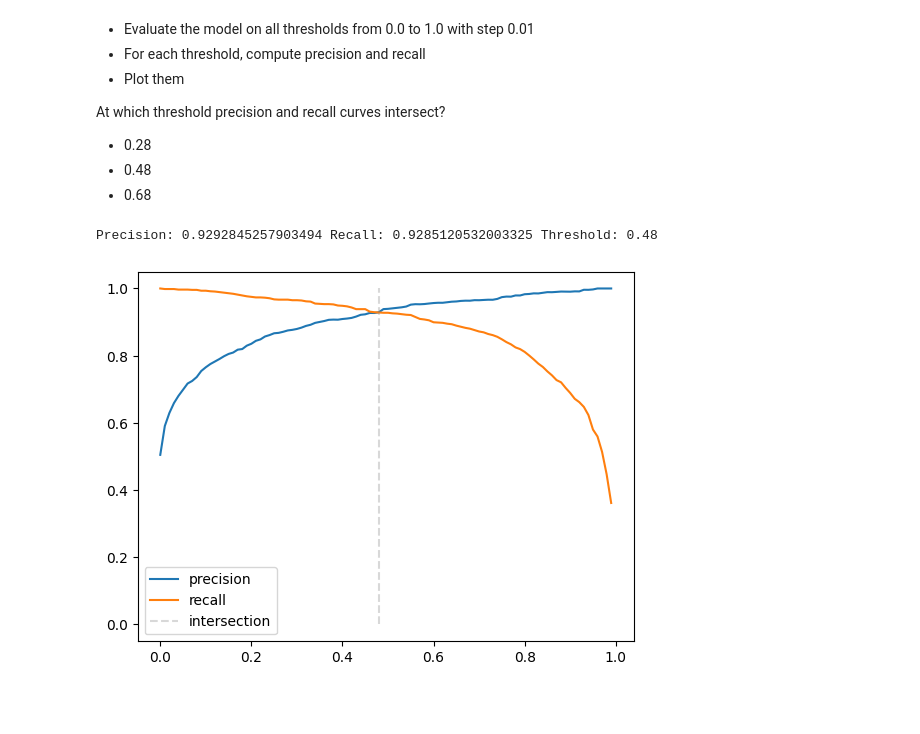
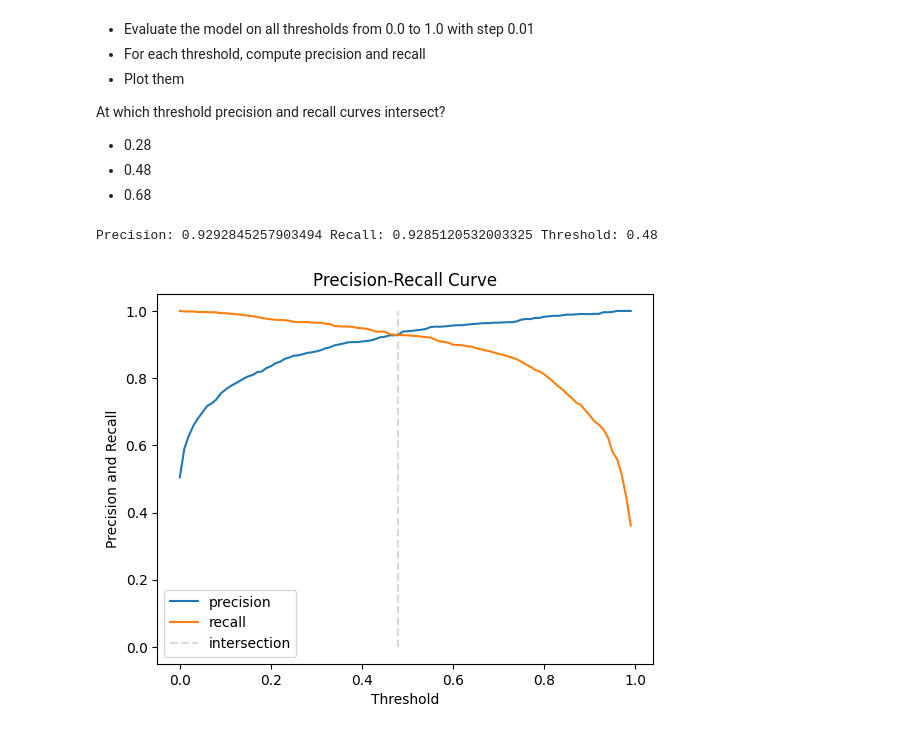
Before and after one commit to ozkary/machine-learning-engineering, a Jupyter notebook: 04-evaluation/homework.ipynb, the cells around one changed output. Cells and saved outputs as stored; diff of their text form; code cells hidden in the pictures; blank space fills up the shorter version.

```diff
--- a/04-evaluation/homework.ipynb
+++ b/04-evaluation/homework.ipynb
@@ -239,31 +261,40 @@ actual_negative = (y_val_binary == 0)
 for t in thresholds:
     predict_positive = (y_pred >= t)
     predict_negative = (y_pred < t)
     tp = (predict_positive & actual_positive).sum()
     tn = (predict_negative & actual_negative).sum()
     fp = (predict_positive & actual_negative).sum()
     fn = (predict_negative & actual_positive).sum()
+    # calculate precision  true positives / (true positives + false positives)
     precision = tp / (tp + fp)
+
+    # calculate recall true positives / (true positives + false negatives)
     recall = tp / (tp + fn)
     precisions.append(precision)
     recalls.append(recall)
 
 
 # get the precision and recall values at which they intersect
 intersect = 0.5
 for i in range(len(thresholds)):
     if round(precisions[i],3) == round(recalls[i],3):
         print(f'Precision: {precisions[i]} Recall: {recalls[i]} Threshold: {thresholds[i]}')
         intersect = thresholds[i]
         break
 
 # Plot the precision-recall curve
 plt.plot(thresholds, precisions, label='precision')
 plt.plot(thresholds, recalls, label='recall')
 # label the intersection of the curves
 plt.plot([intersect, intersect], [0, 1], linestyle='--', color='grey', label='intersection', alpha=0.3)
+
+# add a legend for each series
+plt.xlabel('Threshold')
+plt.ylabel('Precision and Recall')
+plt.title('Precision-Recall Curve')
+
 plt.legend()
 plt.show()
 # %% [output]
 Precision: 0.9292845257903494 Recall: 0.9285120532003325 Threshold: 0.48
-[figure, old version]
+[figure, new version]
```
Also changed, not shown: parts of 14 cells of this notebook.
